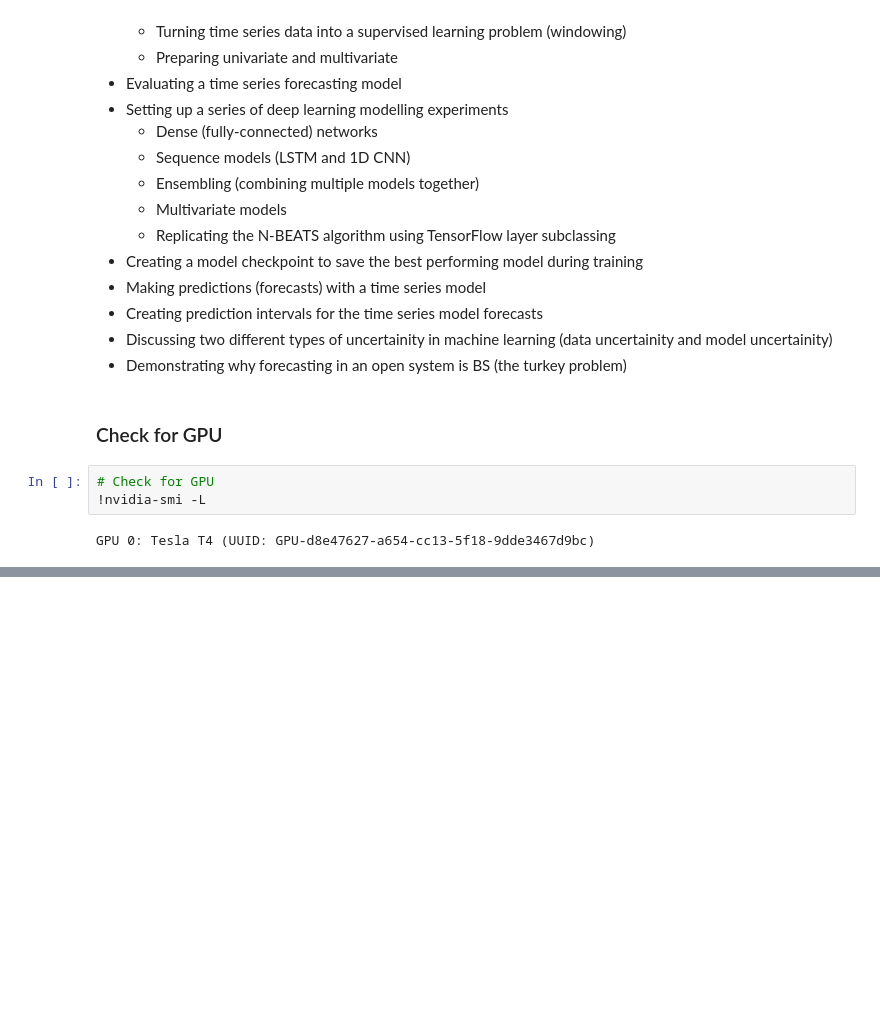
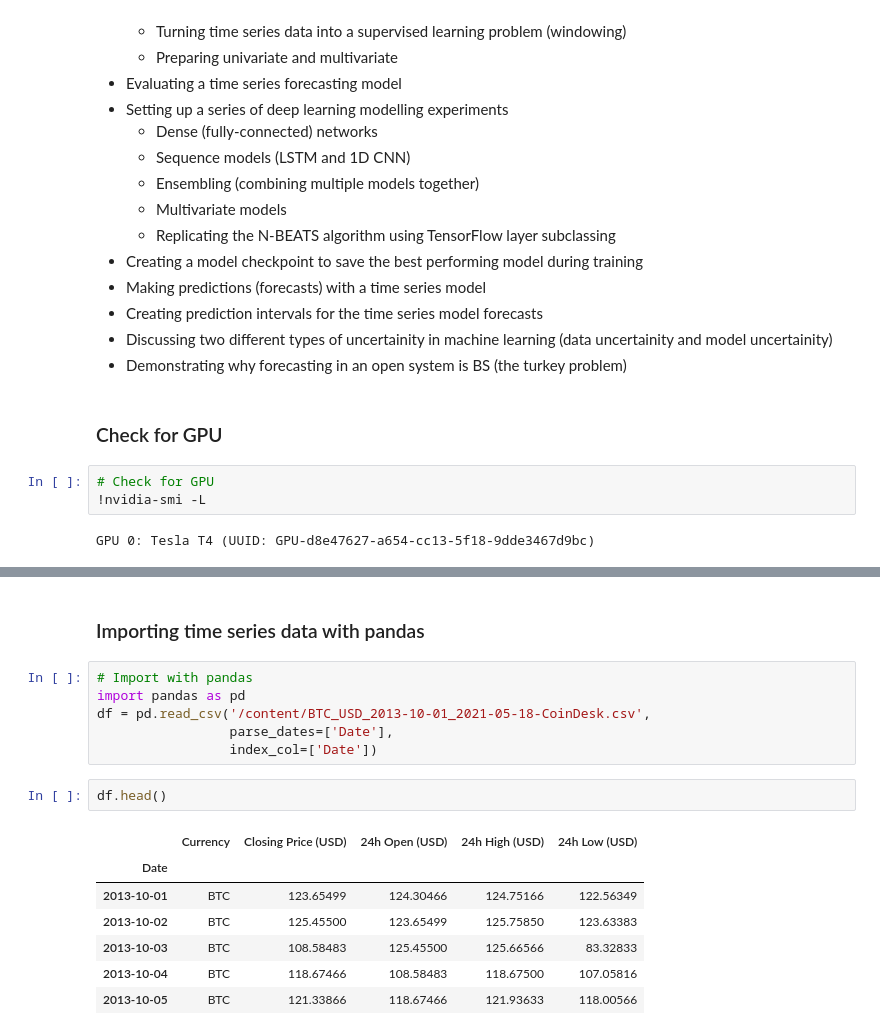
Before and after one commit to shubh-mishra/Time_Series_Forecasting-with-TensorFlow, a Jupyter notebook: TSF_with_TF.ipynb, the cells around one changed output, grey strips where cells are left out. Saved outputs shown, nothing was run; the diff lists cells and outputs as text; blank space fills up the shorter version.

```diff
--- a/TSF_with_TF.ipynb
+++ b/TSF_with_TF.ipynb
@@ -31,0 +48,18 @@ GPU 0: Tesla T4 (UUID: GPU-d8e47627-a654-cc13-5f18-9dde3467d9bc)
+# %% [markdown]
+### Importing time series data with pandas
+# %%
+# Import with pandas
+import pandas as pd
+df = pd.read_csv('/content/BTC_USD_2013-10-01_2021-05-18-CoinDesk.csv',
+                 parse_dates=['Date'],
+                 index_col=['Date'])
+# %%
+df.head()
+# %% [output]
+|  | Currency | Closing Price (USD) | 24h Open (USD) | 24h High (USD) | 24h Low (USD) |
+| Date |  |  |  |  |  |
+| 2013-10-01 | BTC | 123.65499 | 124.30466 | 124.75166 | 122.56349 |
+| 2013-10-02 | BTC | 125.45500 | 123.65499 | 125.75850 | 123.63383 |
+| 2013-10-03 | BTC | 108.58483 | 125.45500 | 125.66566 | 83.32833 |
+| 2013-10-04 | BTC | 118.67466 | 108.58483 | 118.67500 | 107.05816 |
+| 2013-10-05 | BTC | 121.33866 | 118.67466 | 121.93633 | 118.00566 |
```
Also changed, not shown: parts of 9 cells of this notebook.
